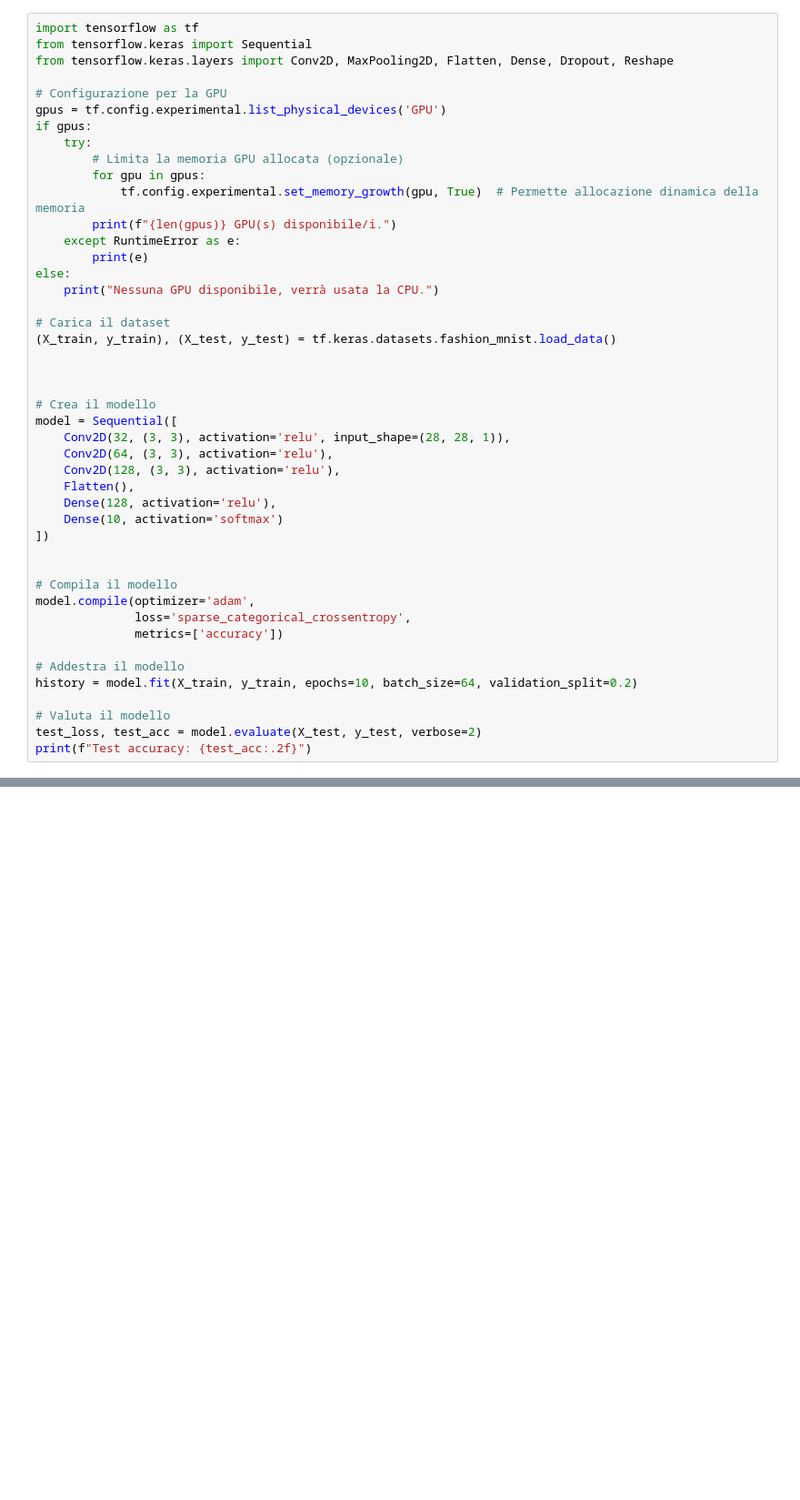
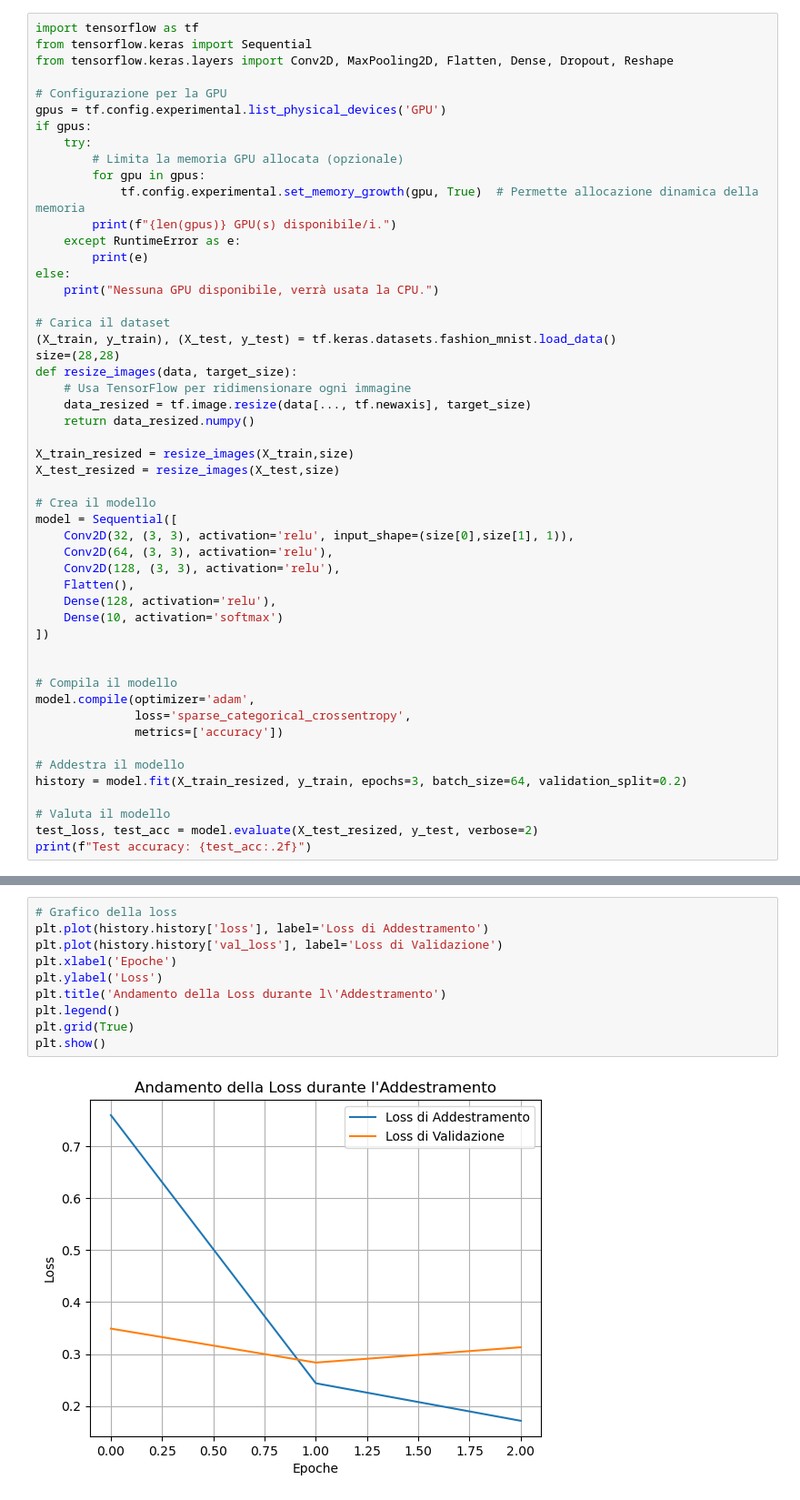
Before and after one commit to Cappetti99/FML-laboratory, a Jupyter notebook: prova2.ipynb, the cells around one changed output, grey strips where cells are left out. Shown at 91% size. Cells and saved outputs as stored; diff of their text form; blank space fills up the shorter version.

```diff
--- a/prova2.ipynb
+++ b/prova2.ipynb
@@ -159,12 +178,18 @@ else:
 
 # Carica il dataset
 (X_train, y_train), (X_test, y_test) = tf.keras.datasets.fashion_mnist.load_data()
+size=(28,28)
+def resize_images(data, target_size):
+    # Usa TensorFlow per ridimensionare ogni immagine
+    data_resized = tf.image.resize(data[..., tf.newaxis], target_size)
+    return data_resized.numpy()
 
-
+X_train_resized = resize_images(X_train,size)
+X_test_resized = resize_images(X_test,size)
 
 # Crea il modello
 model = Sequential([
-    Conv2D(32, (3, 3), activation='relu', input_shape=(28, 28, 1)),
+    Conv2D(32, (3, 3), activation='relu', input_shape=(size[0],size[1], 1)),
     Conv2D(64, (3, 3), activation='relu'),
     Conv2D(128, (3, 3), activation='relu'),
     Flatten(),
@@ -179,10 +204,10 @@ model.compile(optimizer='adam',
               metrics=['accuracy'])
 
 # Addestra il modello
-history = model.fit(X_train, y_train, epochs=10, batch_size=64, validation_split=0.2)
+history = model.fit(X_train_resized, y_train, epochs=3, batch_size=64, validation_split=0.2)
 
 # Valuta il modello
-test_loss, test_acc = model.evaluate(X_test, y_test, verbose=2)
+test_loss, test_acc = model.evaluate(X_test_resized, y_test, verbose=2)
 print(f"Test accuracy: {test_acc:.2f}")
 # %% [output]
 1 GPU(s) disponibile/i.
@@ -192 +222,13 @@ KeyboardInterrupt:
+# %%
+# Grafico della loss
+plt.plot(history.history['loss'], label='Loss di Addestramento')
+plt.plot(history.history['val_loss'], label='Loss di Validazione')
+plt.xlabel('Epoche')
+plt.ylabel('Loss')
+plt.title('Andamento della Loss durante l\'Addestramento')
+plt.legend()
+plt.grid(True)
+plt.show()
+# %% [output]
+[figure, added]
 # %%
```
Also changed, not shown: parts of 10 cells of this notebook, 2 other files.
